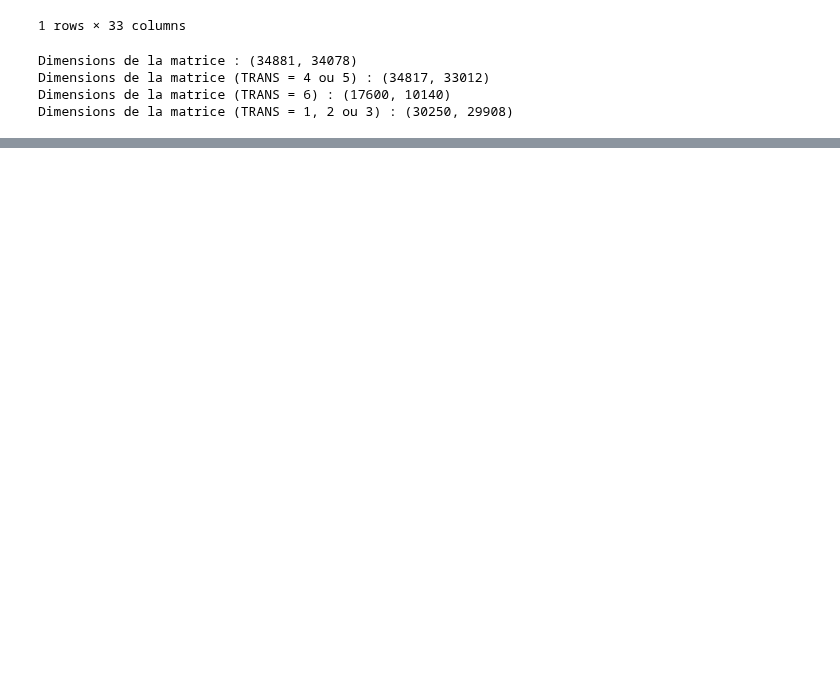
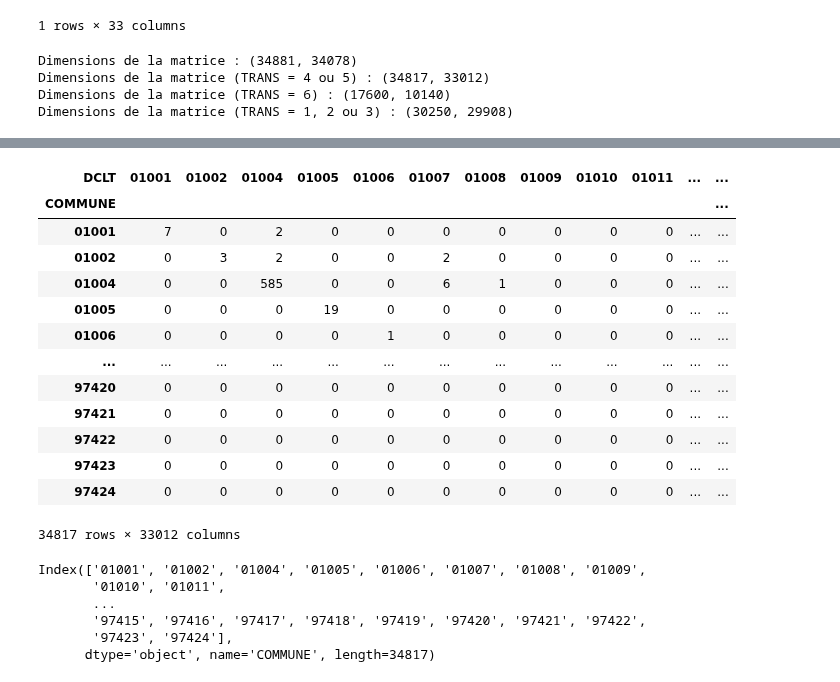
Before and after one commit to Qntouille/statapp, a Jupyter notebook: stats_descriptives.ipynb, the cells around one changed output, grey strips where cells are left out. Drawn from its saved outputs; the diff is of its cells as text; code cells hidden in the pictures; blank space fills up the shorter version.

Commit message:
matrice noms communes

```diff
--- a/stats_descriptives.ipynb
+++ b/stats_descriptives.ipynb
@@ -212,0 +123,26 @@ Passing `palette` without assigning `hue` is deprecated and will be removed in v
+# %%
+flux_rouge
+# %% [output]
+| DCLT | 01001 | 01002 | 01004 | 01005 | 01006 | 01007 | 01008 | 01009 | 01010 | 01011 | ... | ... |
+| COMMUNE |  |  |  |  |  |  |  |  |  |  |  | ... |
+| 01001 | 7 | 0 | 2 | 0 | 0 | 0 | 0 | 0 | 0 | 0 | ... | ... |
+| 01002 | 0 | 3 | 2 | 0 | 0 | 2 | 0 | 0 | 0 | 0 | ... | ... |
+| 01004 | 0 | 0 | 585 | 0 | 0 | 6 | 1 | 0 | 0 | 0 | ... | ... |
+| 01005 | 0 | 0 | 0 | 19 | 0 | 0 | 0 | 0 | 0 | 0 | ... | ... |
+| 01006 | 0 | 0 | 0 | 0 | 1 | 0 | 0 | 0 | 0 | 0 | ... | ... |
+| ... | ... | ... | ... | ... | ... | ... | ... | ... | ... | ... | ... | ... |
+| 97420 | 0 | 0 | 0 | 0 | 0 | 0 | 0 | 0 | 0 | 0 | ... | ... |
+| 97421 | 0 | 0 | 0 | 0 | 0 | 0 | 0 | 0 | 0 | 0 | ... | ... |
+| 97422 | 0 | 0 | 0 | 0 | 0 | 0 | 0 | 0 | 0 | 0 | ... | ... |
+| 97423 | 0 | 0 | 0 | 0 | 0 | 0 | 0 | 0 | 0 | 0 | ... | ... |
+| 97424 | 0 | 0 | 0 | 0 | 0 | 0 | 0 | 0 | 0 | 0 | ... | ... |
+34817 rows × 33012 columns
+# %%
+print(flux_rouge.index)
+# %% [output]
+Index(['01001', '01002', '01004', '01005', '01006', '01007', '01008', '01009',
+       '01010', '01011',
+       ...
+       '97415', '97416', '97417', '97418', '97419', '97420', '97421', '97422',
+       '97423', '97424'],
+      dtype='object', name='COMMUNE', length=34817)
```
Also changed, not shown: parts of 4 cells of this notebook.
